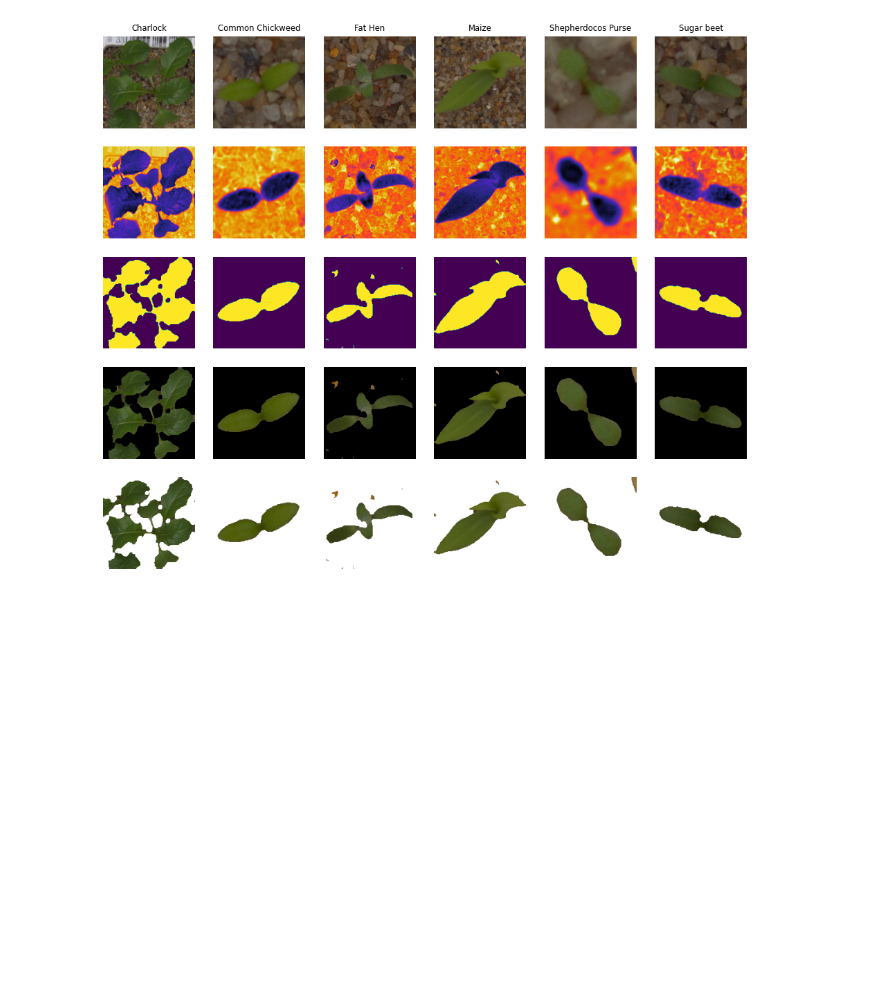
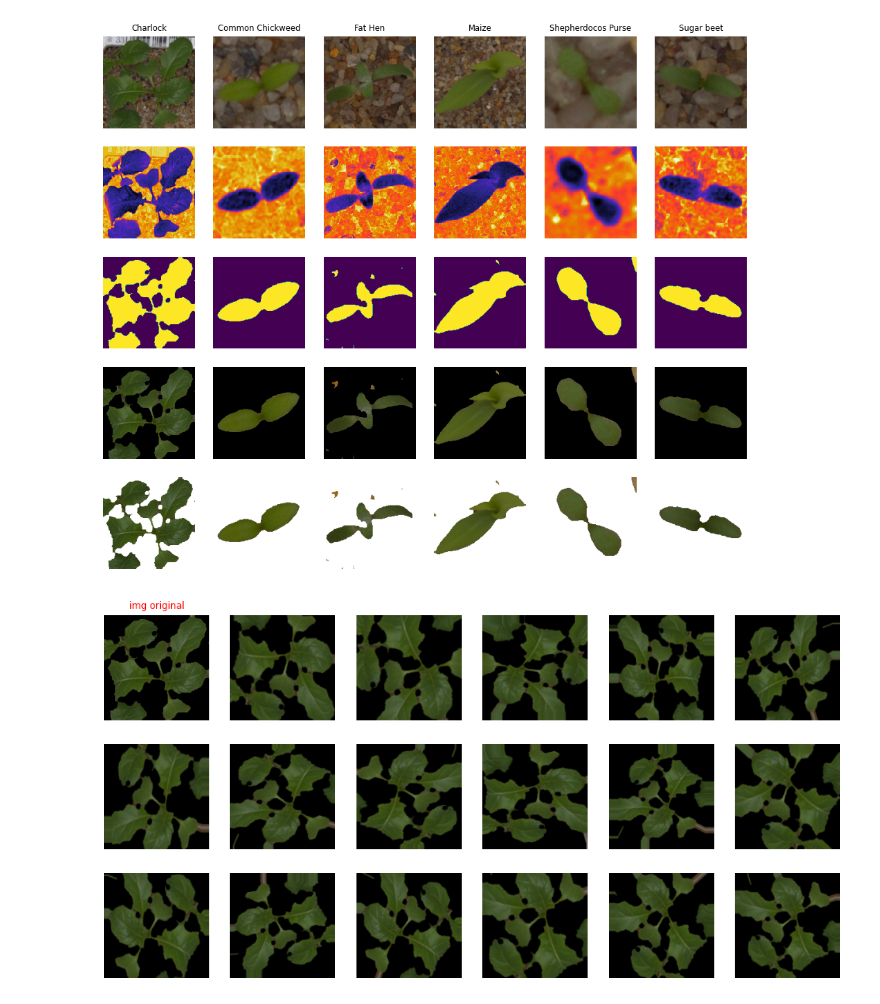
Before and after one commit to irene1604/plants_project, a Jupyter notebook: main.ipynb, the cells around one changed output. Cells and saved outputs as stored; diff of their text form; code cells hidden in the pictures; blank space fills up the shorter version.

Commit message:
data augment

```diff
--- a/main.ipynb
+++ b/main.ipynb
@@ -397,3 +364,36 @@ SemanticImage(
     )
 # %% [output]
 [figure]
+# %%
+feature_index   = 1
+_image_seg_     = ImageSegmentation(
+        img=data['X'][feature_index][index].astype(np.float32).copy(),
+        src=data['images'][feature_index][index].astype(np.float32).copy(),
+        threshold=threshold,
+        radius=radius,
+        shape=shape,
+        axis=channel,
+        dil_and_err=True,
+        method=method
+    )
+data_aug = data_aug()
+# %%
+
+
+plt.figure(figsize=(12, 6))
+for i in range(18):
+    for j in range(1):
+        plt.subplot(3, 6, i+j+1)
+        if i != 0 :
+            XX_ = data_aug(_image_seg_)
+            XX_ = XX_.numpy().reshape((1, shape[0], shape[1], 3))
+        else :
+            XX_ = tf.expand_dims(_image_seg_, 0)
+            plt.title("img original", color="red", fontsize="small")
+
+        plt.axis("off")
+        plt.imshow(XX_[0])
+
+plt.savefig("./images/img_aug.png")
+# %% [output]
+[figure, added]
```
Also changed, not shown: parts of 4 cells of this notebook, 4 other files.
